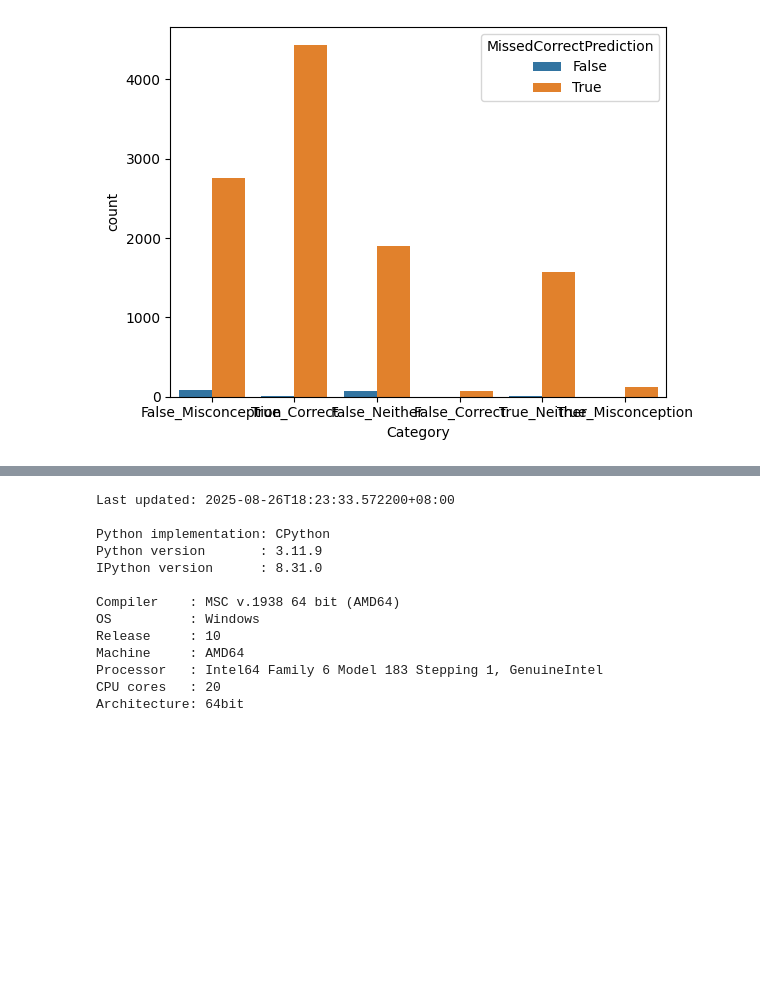
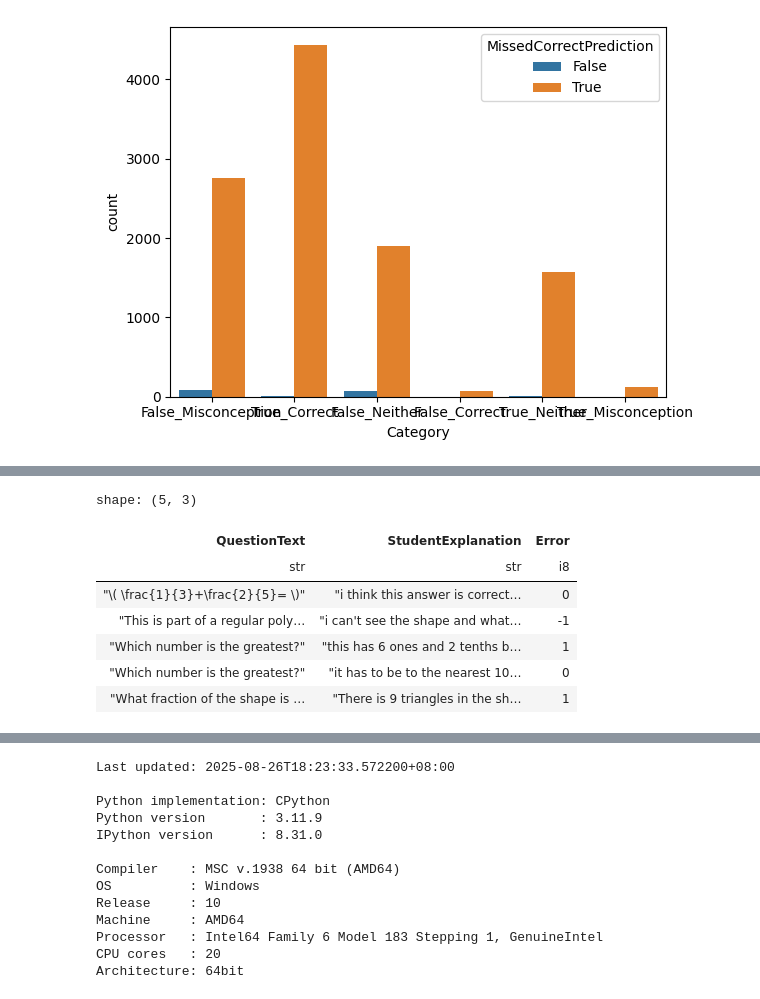
Before and after one commit to minimartzz/math-misunderstandings, a Jupyter notebook: individual_problems.ipynb, the cells around one changed output, grey strips where cells are left out. Drawn from its saved outputs; the diff is of its cells as text; code cells hidden in the pictures; blank space fills up the shorter version.

```diff
--- a/individual_problems.ipynb
+++ b/individual_problems.ipynb
@@ -325,0 +352,11 @@ sns.countplot(val_results, x="Category", hue='MissedCorrectPrediction')
+# %%
+train_error.head()
+# %% [output]
+shape: (5, 3)
+| QuestionText | StudentExplanation | Error |
+| str | str | i8 |
+| "\( \frac{1}{3}+\frac{2}{5}= \)" | "i think this answer is correct… | 0 |
+| "This is part of a regular poly… | "i can't see the shape and what… | -1 |
+| "Which number is the greatest?" | "this has 6 ones and 2 tenths b… | 1 |
+| "Which number is the greatest?" | "it has to be to the nearest 10… | 0 |
+| "What fraction of the shape is … | "There is 9 triangles in the sh… | 1 |
```
Also changed, not shown: parts of 29 cells of this notebook.
